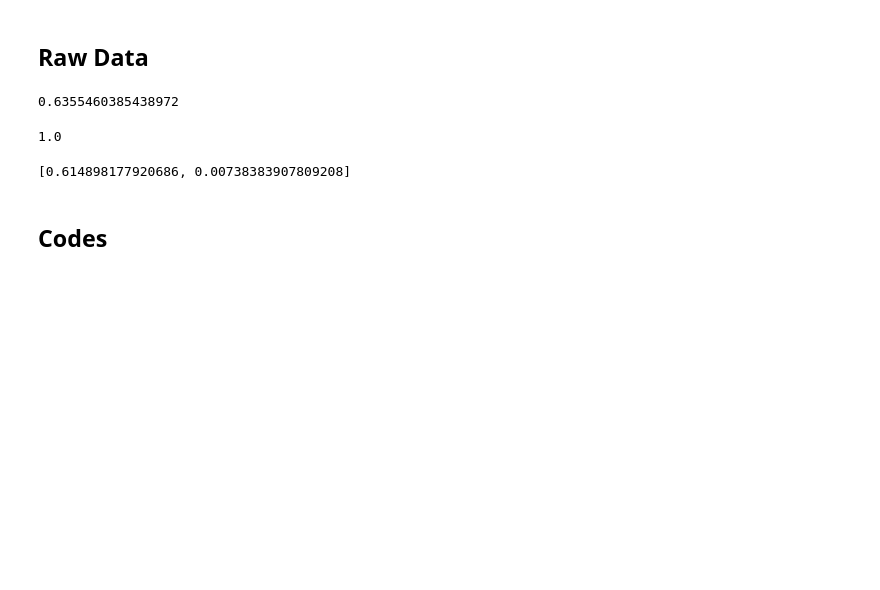
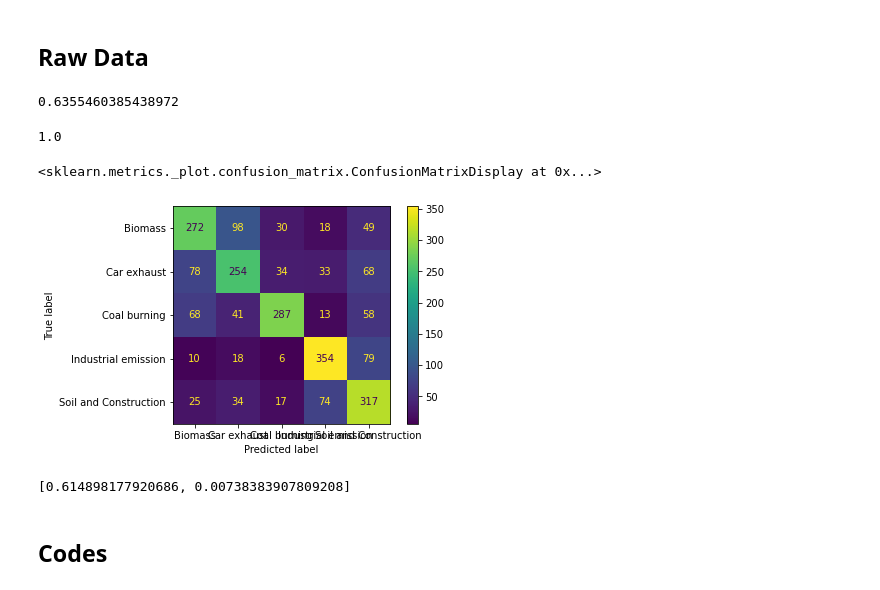
Before and after one commit to gbland0725/PMSources, a Jupyter notebook: src/examplepackage/Comparingsupervisedmodels5_classes.ipynb, the cells around one changed output. Saved outputs shown, nothing was run; the diff lists cells and outputs as text; code cells hidden in the pictures; blank space fills up the shorter version.

```diff
--- a/src/examplepackage/Comparingsupervisedmodels5_classes.ipynb
+++ b/src/examplepackage/Comparingsupervisedmodels5_classes.ipynb
@@ -343,6 +311,11 @@ clf.score(Test, TestLabels)
 clf.score(Train, TrainLabels)
 # %% [output]
 1.0
+# %%
+plot_confusion_matrix(clf, Test, TestLabels)
+# %% [output]
+<sklearn.metrics._plot.confusion_matrix.ConfusionMatrixDisplay at 0x...>
+[figure, added]
 # %%
 score = cross_val_score(KNeighborsClassifier(n_neighbors = 30, weights = 'distance'), Train, TrainLabels, cv = 5)
 print([score.mean(), score.std()])
```
Also changed, not shown: parts of 29 cells of this notebook, 1 other file.
